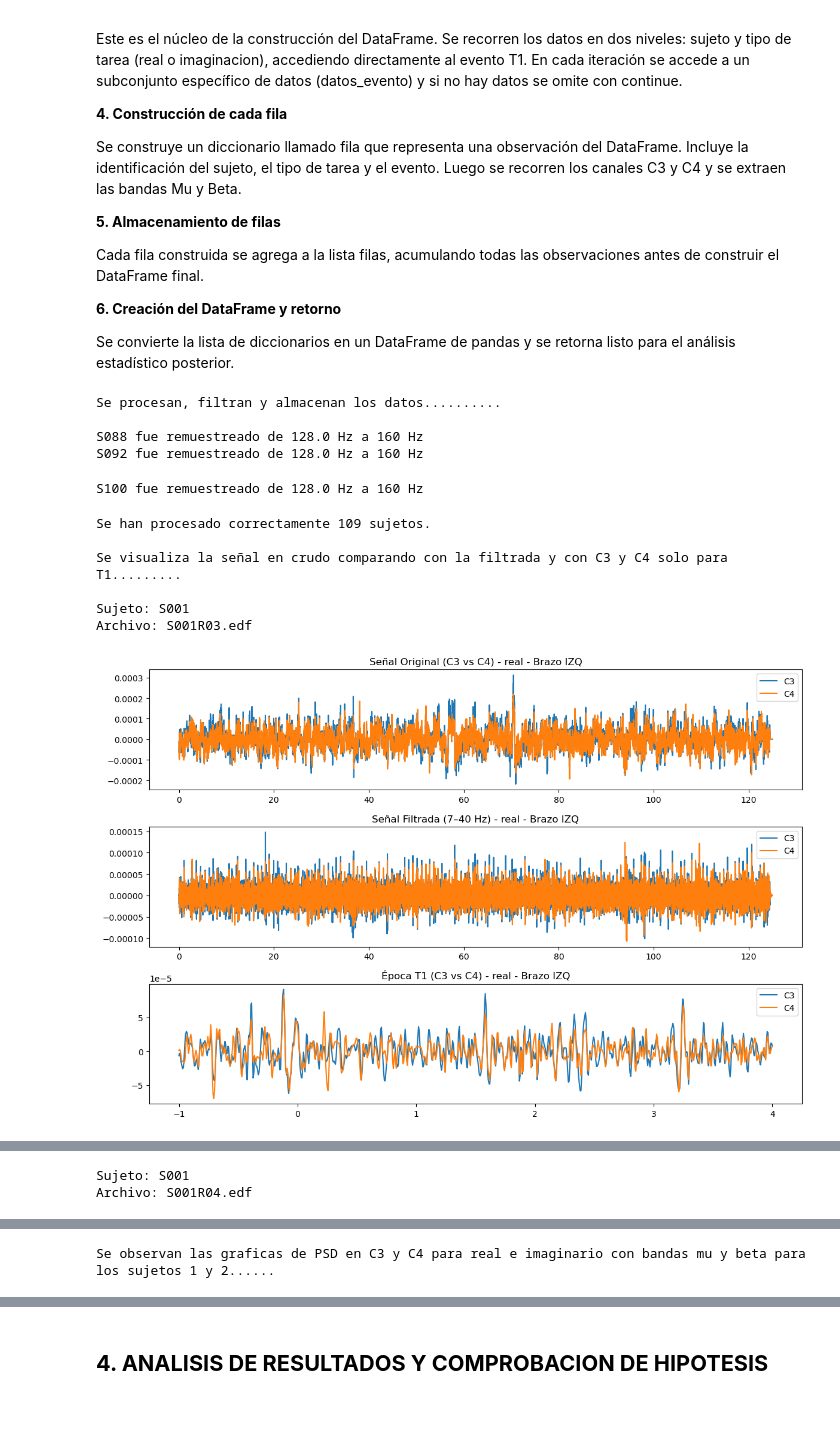
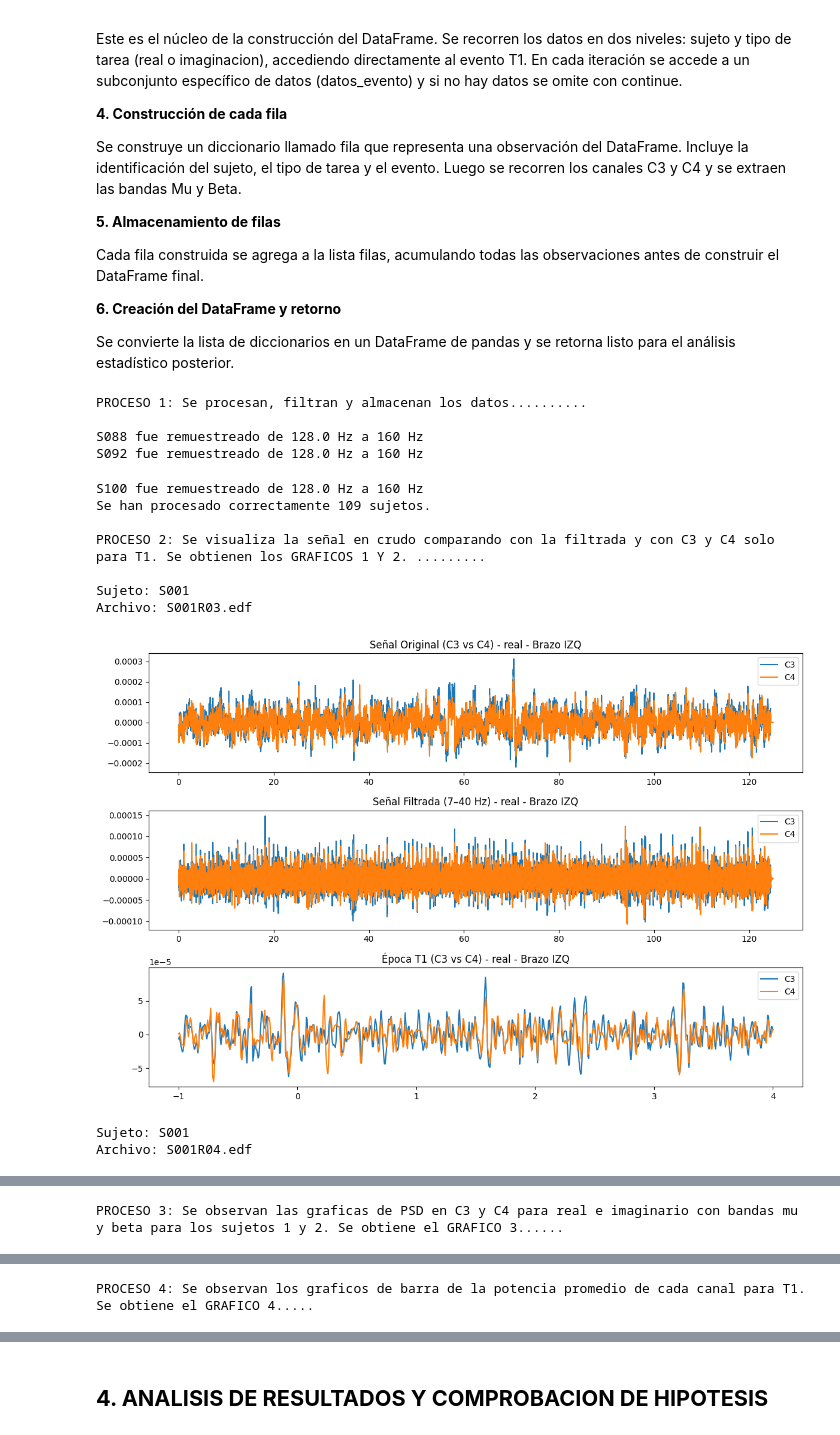
Before and after one commit to decagsito/Biosenales_20261, a Jupyter notebook: PROYECTO_1.ipynb, the cells around one changed output, grey strips where cells are left out. Drawn from its saved outputs; the diff is of its cells as text; code cells hidden in the pictures.

```diff
--- a/PROYECTO_1.ipynb
+++ b/PROYECTO_1.ipynb
@@ -498,7 +498,7 @@ def Calcular_PSD(datos_epochs, canales=['C3','C4'], graficar=True):
         # 3. RECORRIDO DE CONDICIONES EXPERIMENTALES
 
         for tipo in ['real', 'imaginacion']:
-            for evento in ['T1']:                      # ← solo T1
+            for evento in ['T1']:
 
                 epochs_list = datos_epochs[sujeto][tipo][evento]
 
@@ -554,7 +554,7 @@ def Calcular_PSD(datos_epochs, canales=['C3','C4'], graficar=True):
                         'psd': psd_mean
                     }
 
-                    plots_T1.append(info_plot)             # ← sin if/else, siempre T1
+                    plots_T1.append(info_plot)
 
     # 9. GENERACIÓN DE GRÁFICAS FINALES
 
@@ -585,7 +585,7 @@ def Calcular_PSD(datos_epochs, canales=['C3','C4'], graficar=True):
                 ax.set_title(f"{plot['sujeto']} - {plot['tipo']}")
                 ax.set_xlabel("Frecuencia (Hz)")
                 ax.set_ylabel("PSD (V²/Hz)")
-
+                ax.legend()
             # 11. LIMPIEZA DE SUBPLOTS VACÍOS
 
             for j in range(i+1, len(axes)):
@@ -857,23 +857,25 @@ def Rutina(ruta_base, runs_validos, canales=['C3','C4']):
     return df
 # %%
 #ruta_base = r"C:\Documentos U\Bioseñales\PROYECTO_1\files_proyecto"
-ruta_base = r"C:\Users\david\OneDrive\Desktop\Archivos Bioseñales\eeg-motor-movementimagery-dataset-1.0.0"
-#ruta_base = r"C:\UdeA\Semestre 20261\Bioseñales\files"
+#ruta_base = r"C:\Users\david\OneDrive\Desktop\Archivos Bioseñales\eeg-motor-movementimagery-dataset-1.0.0"
+ruta_base = r"C:\UdeA\Semestre 20261\Bioseñales\files"
 
 runs_validos = ['R03','R04','R07','R08','R11','R12']
 
 Dataframe_Completo = Rutina(ruta_base,runs_validos) #Con esto obtengo los datos desde la carpeta, los pongo en MNE,
 #Obtengo los canales que necesito, filtro la señal y formo una base de datos.
 # %% [output]
-Se procesan, filtran y almacenan los datos..........
+PROCESO 1: Se procesan, filtran y almacenan los datos..........
 
 S088 fue remuestreado de 128.0 Hz a 160 Hz
 S092 fue remuestreado de 128.0 Hz a 160 Hz
 S100 fue remuestreado de 128.0 Hz a 160 Hz
+Se han procesado correctamente 109 sujetos.
+
+PROCESO 2: Se visualiza la señal en crudo comparando con la filtrada y con C3 y C4 solo para T1. Se obtienen los GRAFICOS 1 Y 2. .........
+
+Sujeto: S001
+Archivo: S001R03.edf
+[figure, new version]
-Se han procesado correctamente 109 sujetos.
-
-Se visualiza la señal en crudo comparando con la filtrada y con C3 y C4 solo para T1.........
-
 Sujeto: S001
-Archivo: S001R03.edf
+Archivo: S001R04.edf
-[figure, old version]
@@ -880,2 +883 @@ Archivo: S001R03.edf
-Sujeto: S001
-Archivo: S001R04.edf
+PROCESO 3: Se observan las graficas de PSD en C3 y C4 para real e imaginario con bandas mu y beta para los sujetos 1 y 2. Se obtiene el GRAFICO 3......
@@ -883 +885 @@ Archivo: S001R04.edf
-Se observan las graficas de PSD en C3 y C4 para real e imaginario con bandas mu y beta para los sujetos 1 y 2......
+PROCESO 4: Se observan los graficos de barra de la potencia promedio de cada canal para T1. Se obtiene el GRAFICO 4.....
```
Also changed, not shown: parts of 22 cells of this notebook.
